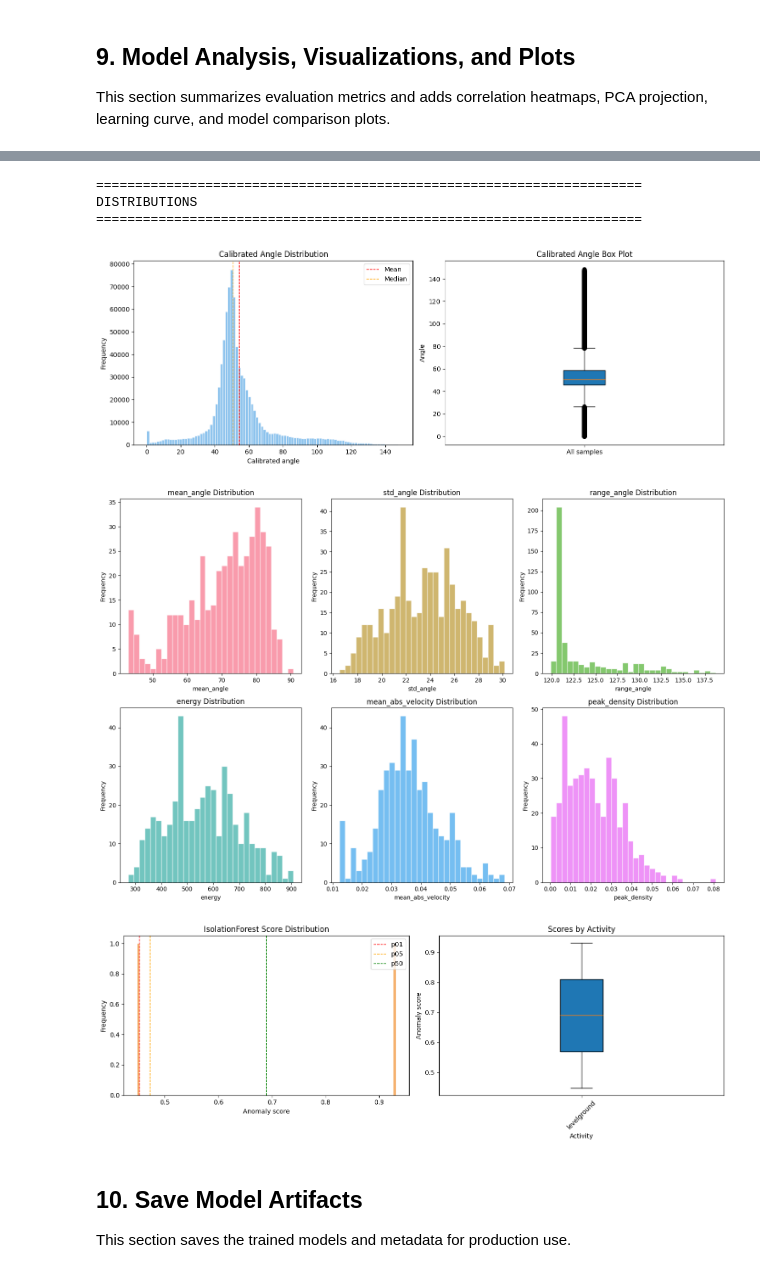
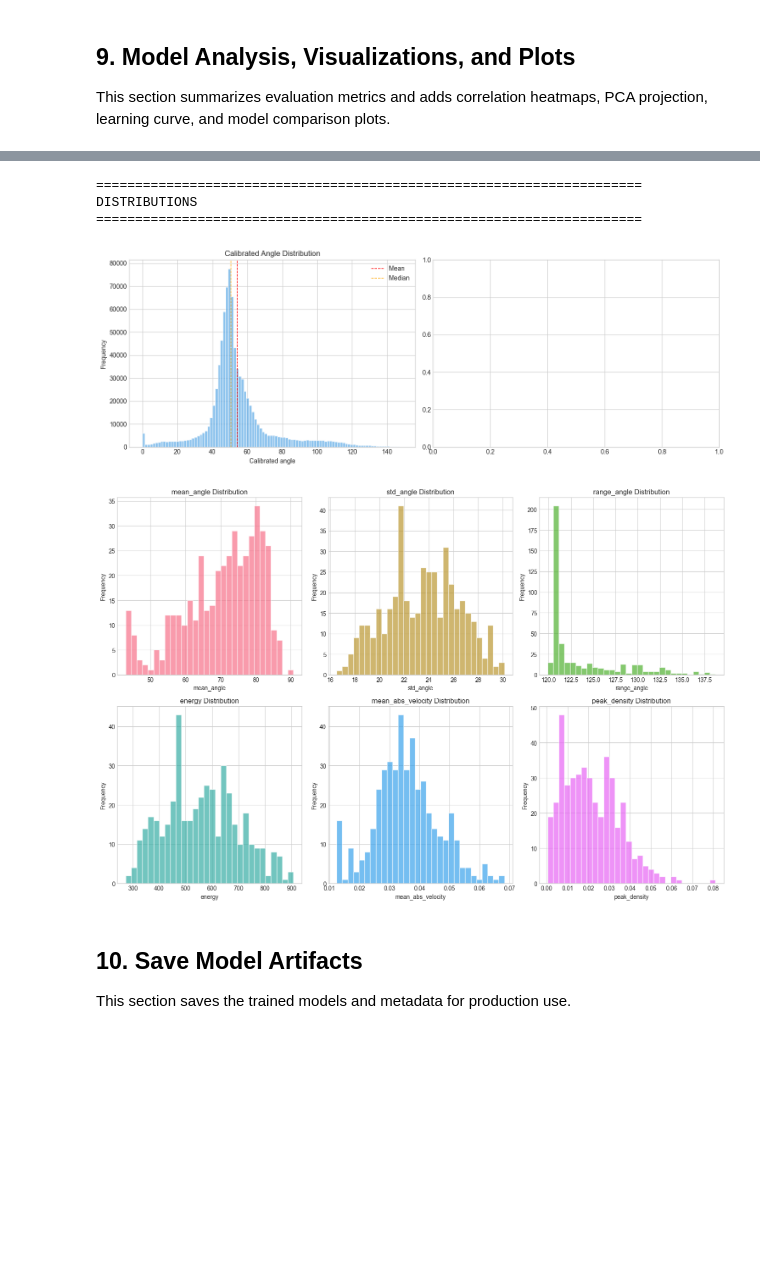
Before and after one commit to MahmoudBL83/ExoMetrix, a Jupyter notebook: ExoMetrix_Training_Notebook.ipynb, the cells around one changed output, grey strips where cells are left out. Saved outputs shown, nothing was run; the diff lists cells and outputs as text; code cells hidden in the pictures; blank space fills up the shorter version.

```diff
--- a/ExoMetrix_Training_Notebook.ipynb
+++ b/ExoMetrix_Training_Notebook.ipynb
@@ -927,66 +881,36 @@ axes[0].hist(calibrated_angles, bins=100, color="#5aa9e6", alpha=0.7, edgecolor=
 axes[0].axvline(np.mean(calibrated_angles), color="red", linestyle="--", linewidth=1, label="Mean")
 axes[0].axvline(np.median(calibrated_angles), color="orange", linestyle="--", linewidth=1, label="Median")
 axes[0].set_xlabel("Calibrated angle")
 axes[0].set_ylabel("Frequency")
 axes[0].set_title("Calibrated Angle Distribution")
 axes[0].legend()
 
-axes[1].boxplot(calibrated_angles, vert=True, patch_artist=True)
-axes[1].set_ylabel("Angle")
-axes[1].set_title("Calibrated Angle Box Plot")
-axes[1].set_xticklabels(["All samples"])
+
 
 plt.tight_layout()
 plt.show()
 
 # Feature distributions
 key_features = ["mean_angle", "std_angle", "range_angle", "energy", "mean_abs_velocity", "peak_density"]
 key_indices = [FEATURE_NAMES.index(f) for f in key_features if f in FEATURE_NAMES]
 
 fig, axes = plt.subplots(2, 3, figsize=(15, 10))
 axes = axes.flatten()
 for i, feat_idx in enumerate(key_indices):
     feature_col = X[:, feat_idx]
     axes[i].hist(feature_col, bins=30, color=sns.color_palette("husl", 6)[i], alpha=0.7, edgecolor="white")
     axes[i].set_xlabel(FEATURE_NAMES[feat_idx])
     axes[i].set_ylabel("Frequency")
     axes[i].set_title(f"{FEATURE_NAMES[feat_idx]} Distribution")
 
 plt.tight_layout()
 plt.show()
-
-# Anomaly score distribution
-fig, axes = plt.subplots(1, 2, figsize=(14, 5))
-axes[0].hist(scores, bins=100, color="#f28e2b", alpha=0.7, edgecolor="white")
-axes[0].axvline(np.percentile(scores, 1), color="red", linestyle="--", linewidth=1, label="p01")
-axes[0].axvline(np.percentile(scores, 5), color="orange", linestyle="--", linewidth=1, label="p05")
-axes[0].axvline(np.percentile(scores, 50), color="green", linestyle="--", linewidth=1, label="p50")
-axes[0].set_xlabel("Anomaly score")
-axes[0].set_ylabel("Frequency")
-axes[0].set_title("IsolationForest Score Distribution")
-axes[0].legend()
-
-activity_with_scores = list(zip(activity_labels, scores))
-score_by_activity = {}
-for label, score in activity_with_scores:
-    score_by_activity.setdefault(label, []).append(score)
-activities = sorted(score_by_activity.keys())
-score_data = [score_by_activity[a] for a in activities]
-axes[1].boxplot(score_data, labels=activities, patch_artist=True)
-axes[1].set_xlabel("Activity")
-axes[1].set_ylabel("Anomaly score")
-axes[1].set_title("Scores by Activity")
-axes[1].tick_params(axis="x", rotation=45)
-
-plt.tight_layout()
-plt.show()
 # %% [output]
 ======================================================================
 DISTRIBUTIONS
 ======================================================================
-[figure, old version]
+[figure, new version]
-[figure, old version]
+[figure, new version]
-[figure, removed]
 # %% [markdown]
 ## 10. Save Model Artifacts
 This section saves the trained models and metadata for production use.
```
Also changed, not shown: parts of 10 cells of this notebook, 5 other files.
